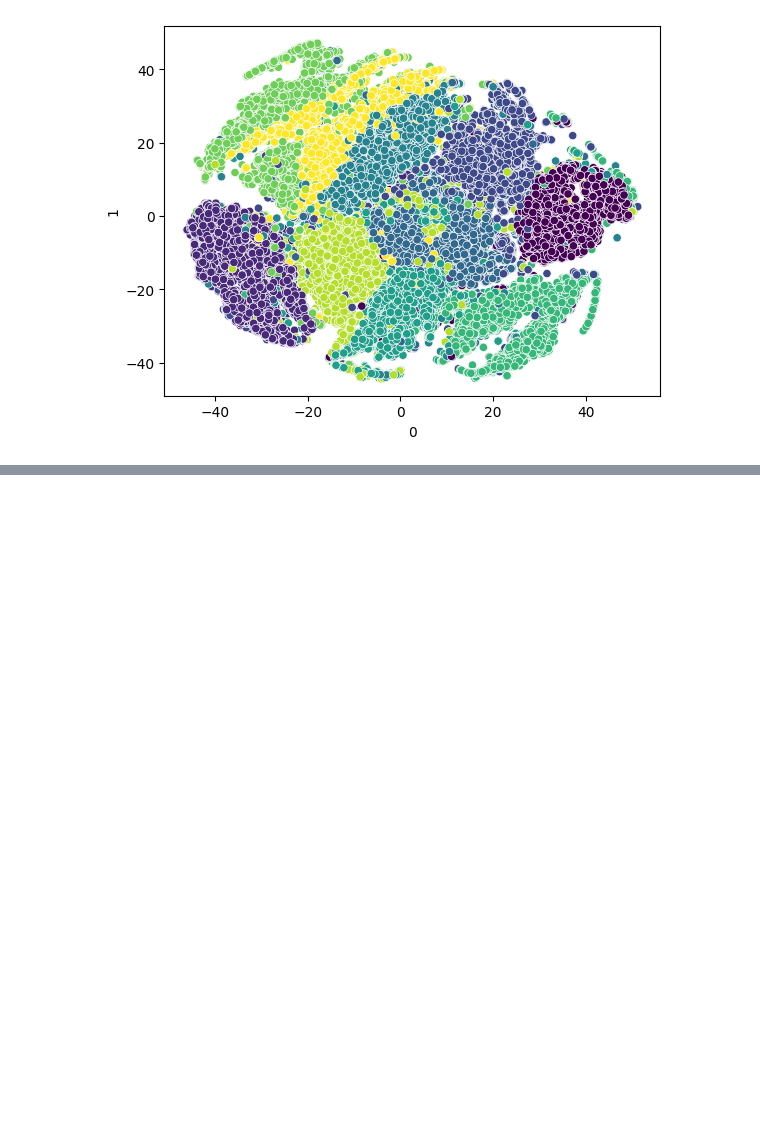
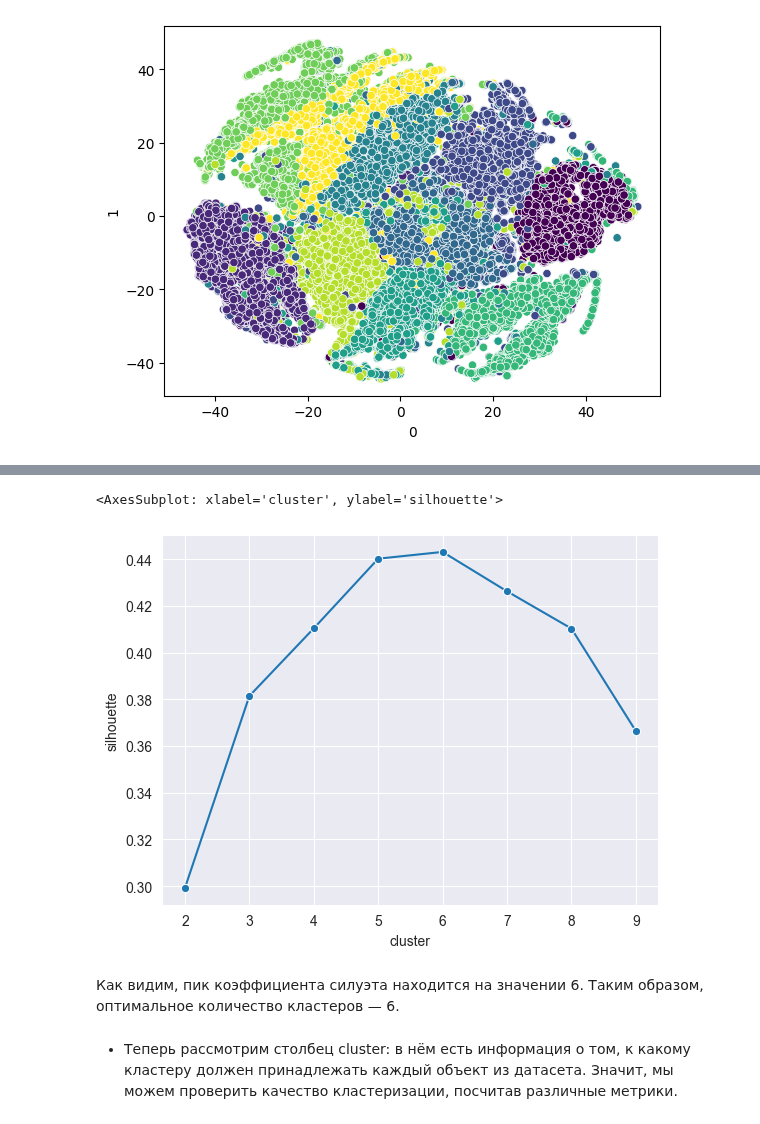
Before and after one commit to Dredox22/sf_data_science, a Jupyter notebook: SkillFactory/ML-4/module.ipynb, the cells around one changed output, grey strips where cells are left out. Cells and saved outputs as stored; diff of their text form; code cells hidden in the pictures; blank space fills up the shorter version.

```diff
--- a/SkillFactory/ML-4/module.ipynb
+++ b/SkillFactory/ML-4/module.ipynb
@@ -136,0 +229,2 @@ sns.scatterplot(x=df_tsne[0], y=df_tsne[1], c=df_tsne['c'])
+# %%
+X = df[['age', 'annual_income', 'spending_score']]
@@ -136,0 +331,35 @@ sns.scatterplot(x=df_tsne[0], y=df_tsne[1], c=df_tsne['c'])
+# %%
+from sklearn.metrics import silhouette_score
+import seaborn as sns
+
+# напишем функцию для подсчёта коэффициента силуэта
+def get_silhouette_agg_clust(X, cluster_num):
+    # проведём агломеративную кластеризацию с заданным количеством кластеров
+    res = get_aggl_clustering(X, cluster_num)
+    # рассчитаем коэффициент силуэта
+    silhouette = silhouette_score(X, res)
+    return silhouette
+
+
+# создадим пустой словарь, ключами будут коэффициент силуэта и количество кластеров
+silhouette_res = {"silhouette": [], "cluster": []}
+
+
+for cluster_num in range(2, 10):
+    silhouette_res["silhouette"].append(get_silhouette_agg_clust(X, cluster_num))
+    silhouette_res["cluster"].append(cluster_num)
+
+# сохраним в датафрейм значение силуэта и количество кластеров
+silhouette_df = pd.DataFrame(silhouette_res)
+
+# установим стиль для визуализиции
+sns.set_style("darkgrid")
+# визуализируем зависимость значения инерции от количества кластеров
+sns.lineplot(data=silhouette_df, x="cluster", y="silhouette", marker="o")
+# %% [output]
+<AxesSubplot: xlabel='cluster', ylabel='silhouette'>
+[figure, added]
+# %% [markdown]
+Как видим, пик коэффициента силуэта находится на значении 6. Таким образом, оптимальное количество кластеров — 6.
+# %% [markdown]
+* Теперь рассмотрим столбец cluster: в нём есть информация о том, к какому кластеру должен принадлежать каждый объект из датасета. Значит, мы можем проверить качество кластеризации, посчитав различные метрики.
```
Also changed, not shown: parts of 38 cells of this notebook.
